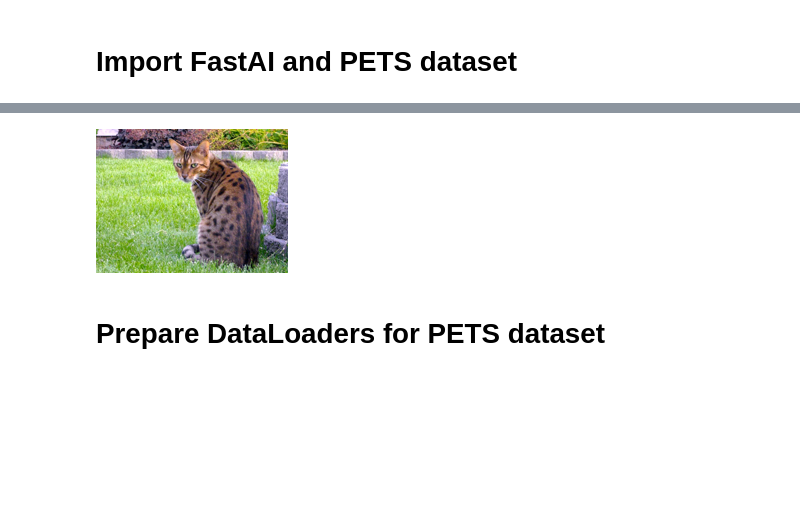
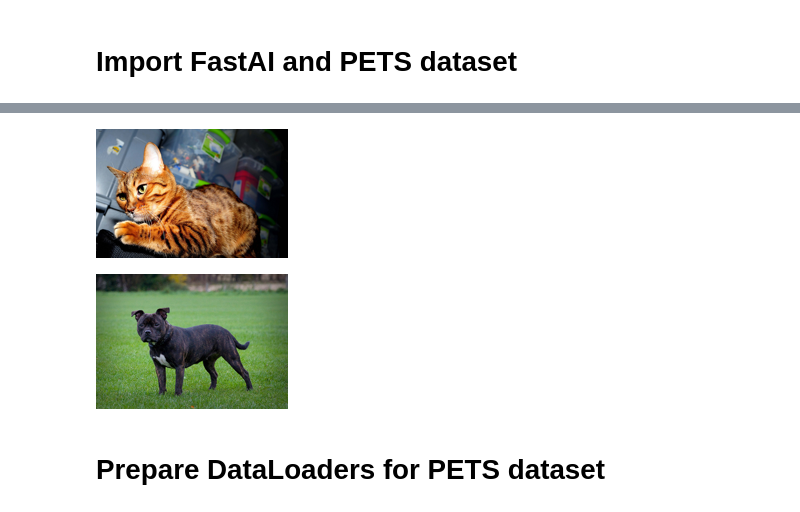
Before and after one commit to JacopoMangiavacchi/FastLabeling, a Jupyter notebook: pets_cats_dogs_transfer_learning.ipynb, the cells around one changed output, grey strips where cells are left out. Cells and saved outputs as stored; diff of their text form; code cells hidden in the pictures; blank space fills up the shorter version.

```diff
--- a/pets_cats_dogs_transfer_learning.ipynb
+++ b/pets_cats_dogs_transfer_learning.ipynb
@@ -31,9 +32,14 @@ path.ls()
 (#7393) [Path('Bengal_191.jpg'),Path('pug_181.jpg'),Path('staffordshire_bull_terrier_92.jpg'),Path('saint_bernard_191.jpg'),Path('Ragdoll_163.jpg'),Path('samoyed_202.jpg'),Path('beagle_149.jpg'),Path( ...
 # %%
-img = PILImage.create(path/'Bengal_191.jpg')
+img = PILImage.create(path/'Bengal_12.jpg')
 img.to_thumb(192)
 # %% [output]
-[figure, old version]
+[figure, new version]
+# %%
+img = PILImage.create(path/'staffordshire_bull_terrier_13.jpg')
+img.to_thumb(192)
+# %% [output]
+[figure, added]
 # %% [markdown]
 # Prepare DataLoaders for PETS dataset
 # %%
```
Also changed, not shown: parts of 8 cells of this notebook.
